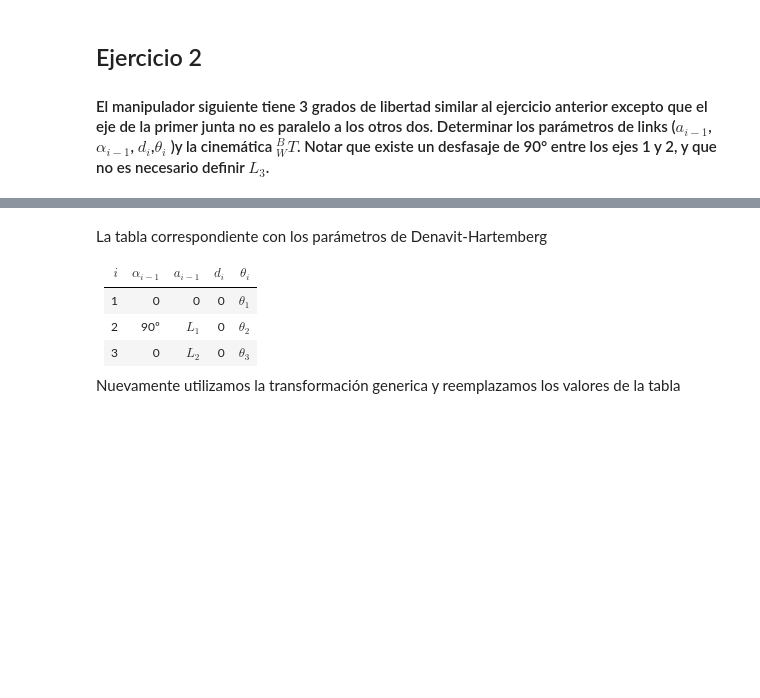
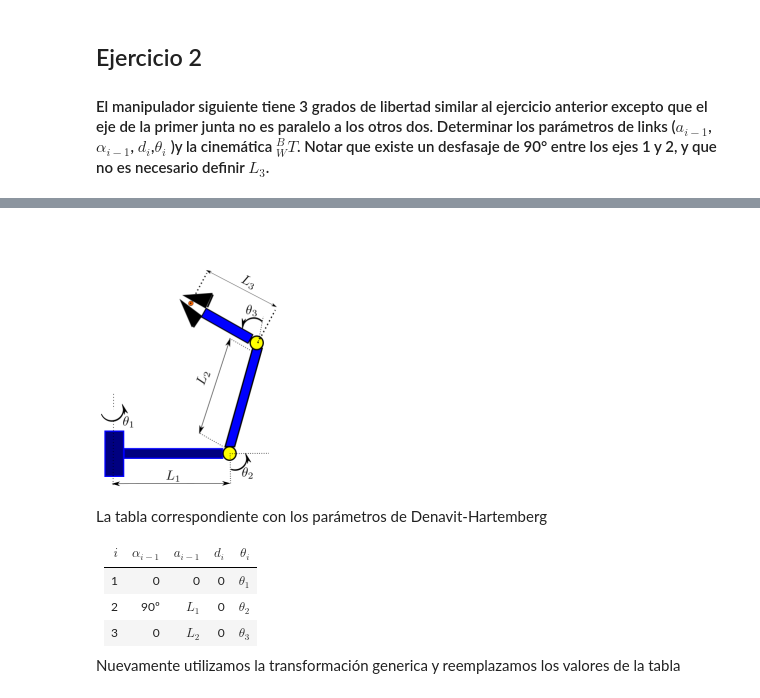
Before and after one commit to elsuizo/Control_de_robots_py, a Jupyter notebook: tp2.ipynb, the cells around one changed output, grey strips where cells are left out. Saved outputs shown, nothing was run; the diff lists cells and outputs as text; code cells hidden in the pictures; blank space fills up the shorter version.

```diff
--- a/tp2.ipynb
+++ b/tp2.ipynb
@@ -133,3 +131,7 @@ T_cero
+# %%
+Image(filename='dibujo_robot2_tp2.png')
+# %% [output]
+[figure, added]
 # %% [markdown]
 La tabla correspondiente con los parámetros de Denavit-Hartemberg
 
```
Also changed, not shown: parts of 11 cells of this notebook.
